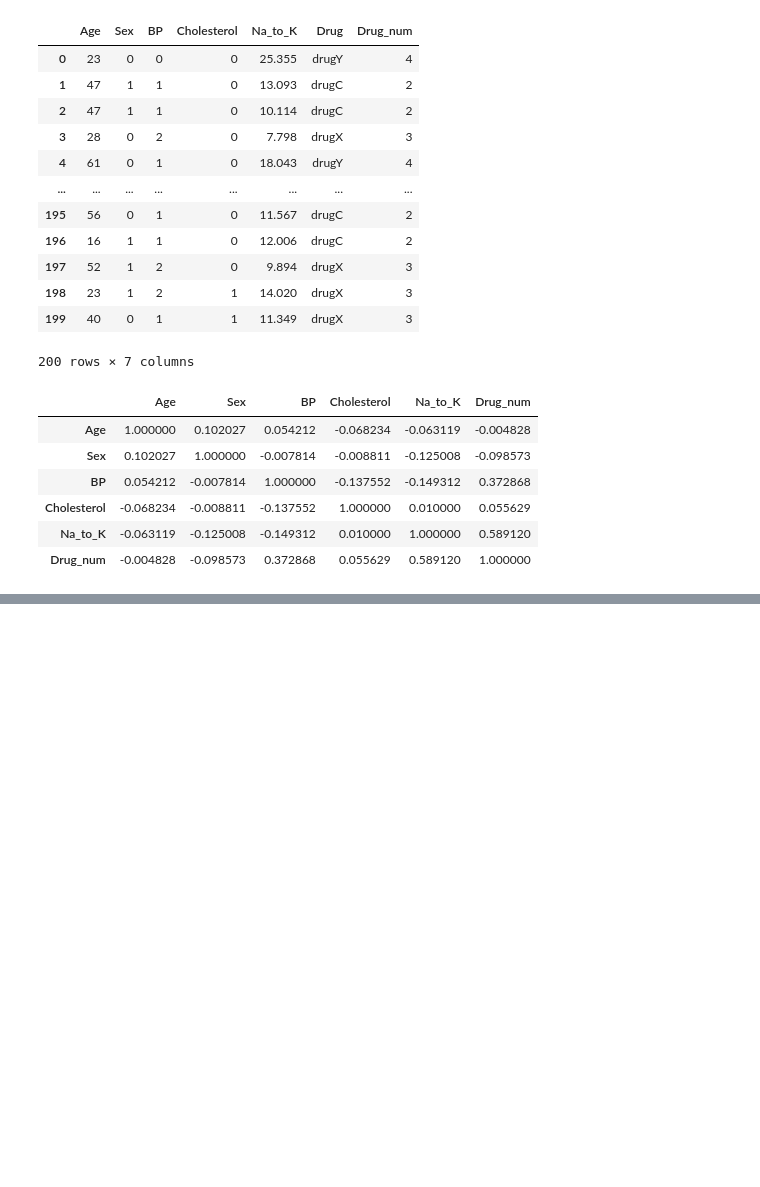
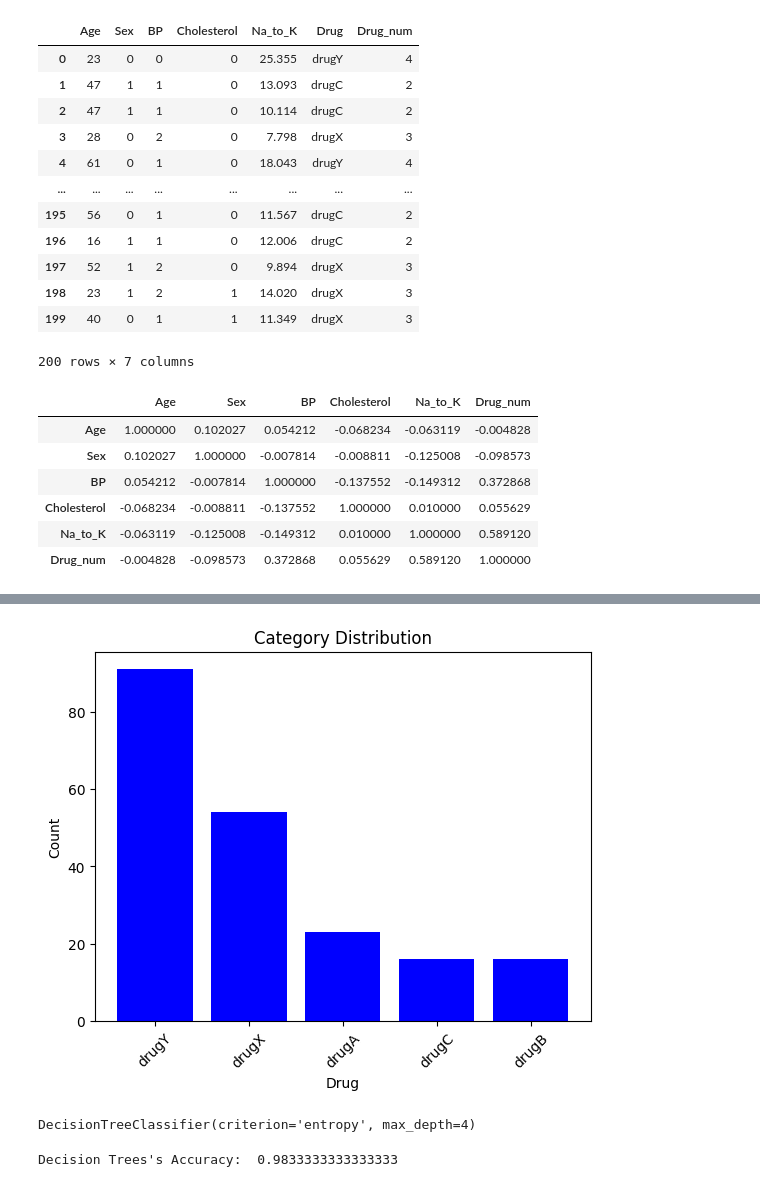
Before and after one commit to alaa-gnt/ML_with_Python, a Jupyter notebook: Lab5.ipynb, the cells around one changed output, grey strips where cells are left out. Drawn from its saved outputs; the diff is of its cells as text; code cells hidden in the pictures; blank space fills up the shorter version.

```diff
--- a/Lab5.ipynb
+++ b/Lab5.ipynb
@@ -106,0 +124,12 @@ my_data.select_dtypes(include=[np.number]).corr()
+# %%
+category_counts = my_data['Drug'].value_counts()
+
+# Plot the count plot
+plt.bar(category_counts.index, category_counts.values, color='blue')
+plt.xlabel('Drug')
+plt.ylabel('Count')
+plt.title('Category Distribution')
+plt.xticks(rotation=45)  # Rotate labels for better readability if needed
+plt.show()
+# %% [output]
+[figure, added]
@@ -106,0 +141,10 @@ my_data.select_dtypes(include=[np.number]).corr()
+# %%
+drugTree = DecisionTreeClassifier(criterion="entropy", max_depth = 4)
+drugTree.fit(X_trainset,y_trainset)
+# %% [output]
+DecisionTreeClassifier(criterion='entropy', max_depth=4)
+# %%
+tree_predictions = drugTree.predict(X_testset)
+print("Decision Trees's Accuracy: ", metrics.accuracy_score(y_testset, tree_predictions))
+# %% [output]
+Decision Trees's Accuracy:  0.9833333333333333
```
Also changed, not shown: parts of 5 cells of this notebook, 7 other files.
